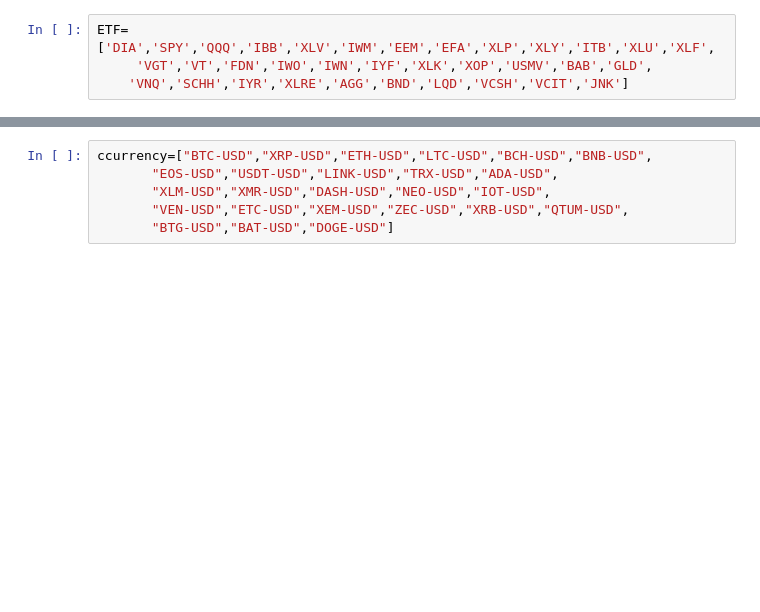
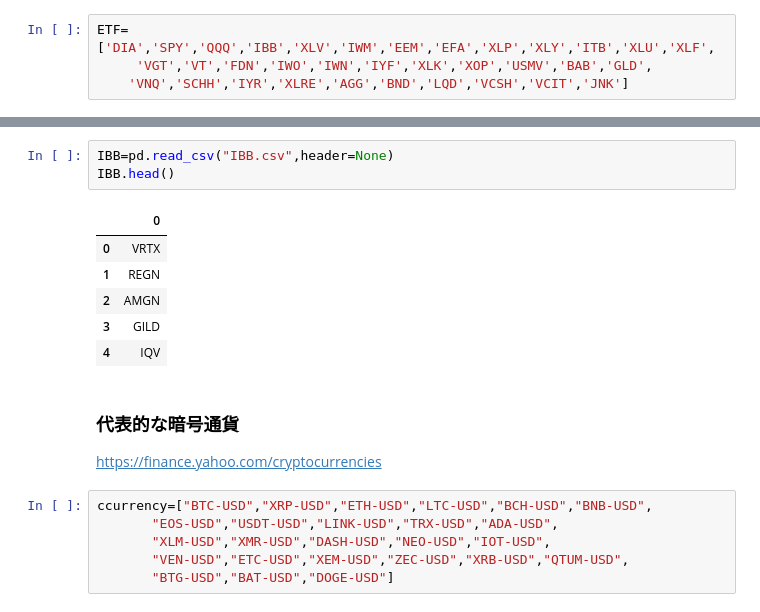
Before and after one commit to innovation1005/system_trade, a Jupyter notebook: yahoo_finance.ipynb, the cells around one changed output, grey strips where cells are left out. Cells and saved outputs as stored; diff of their text form; blank space fills up the shorter version.

```diff
--- a/yahoo_finance.ipynb
+++ b/yahoo_finance.ipynb
@@ -244,3 +234,19 @@ https://finance.yahoo.com/cryptocurrencies
+# %%
+IBB=pd.read_csv("IBB.csv",header=None)
+IBB.head()
+# %% [output]
+|  | 0 |
+| 0 | VRTX |
+| 1 | REGN |
+| 2 | AMGN |
+| 3 | GILD |
+| 4 | IQV |
+# %% [markdown]
+
+
+### 代表的な暗号通貨
+
+https://finance.yahoo.com/cryptocurrencies
 # %%
 ccurrency=["BTC-USD","XRP-USD","ETH-USD","LTC-USD","BCH-USD","BNB-USD",
        "EOS-USD","USDT-USD","LINK-USD","TRX-USD","ADA-USD",
```
Also changed, not shown: parts of 4 cells of this notebook, 1 other file.
